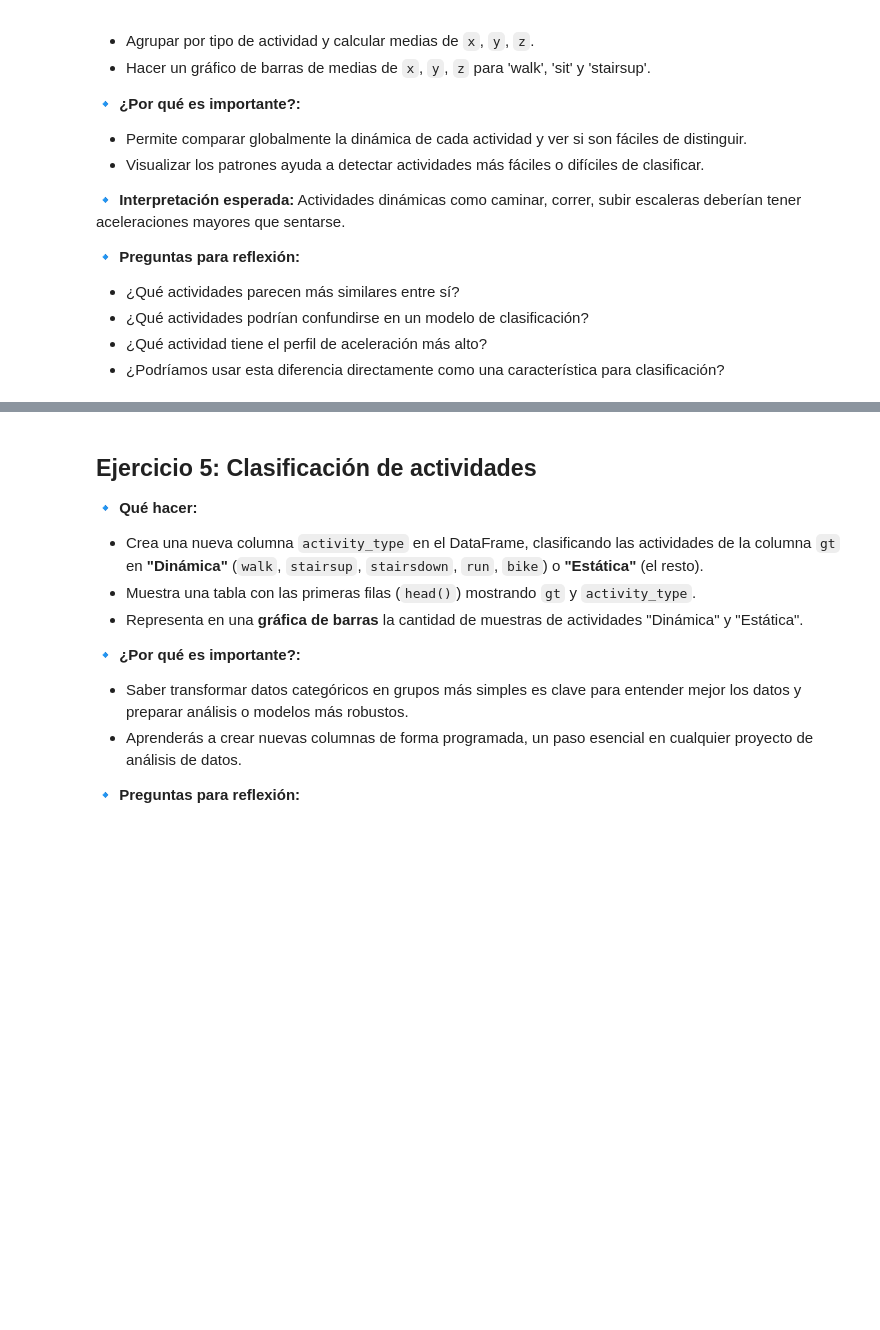
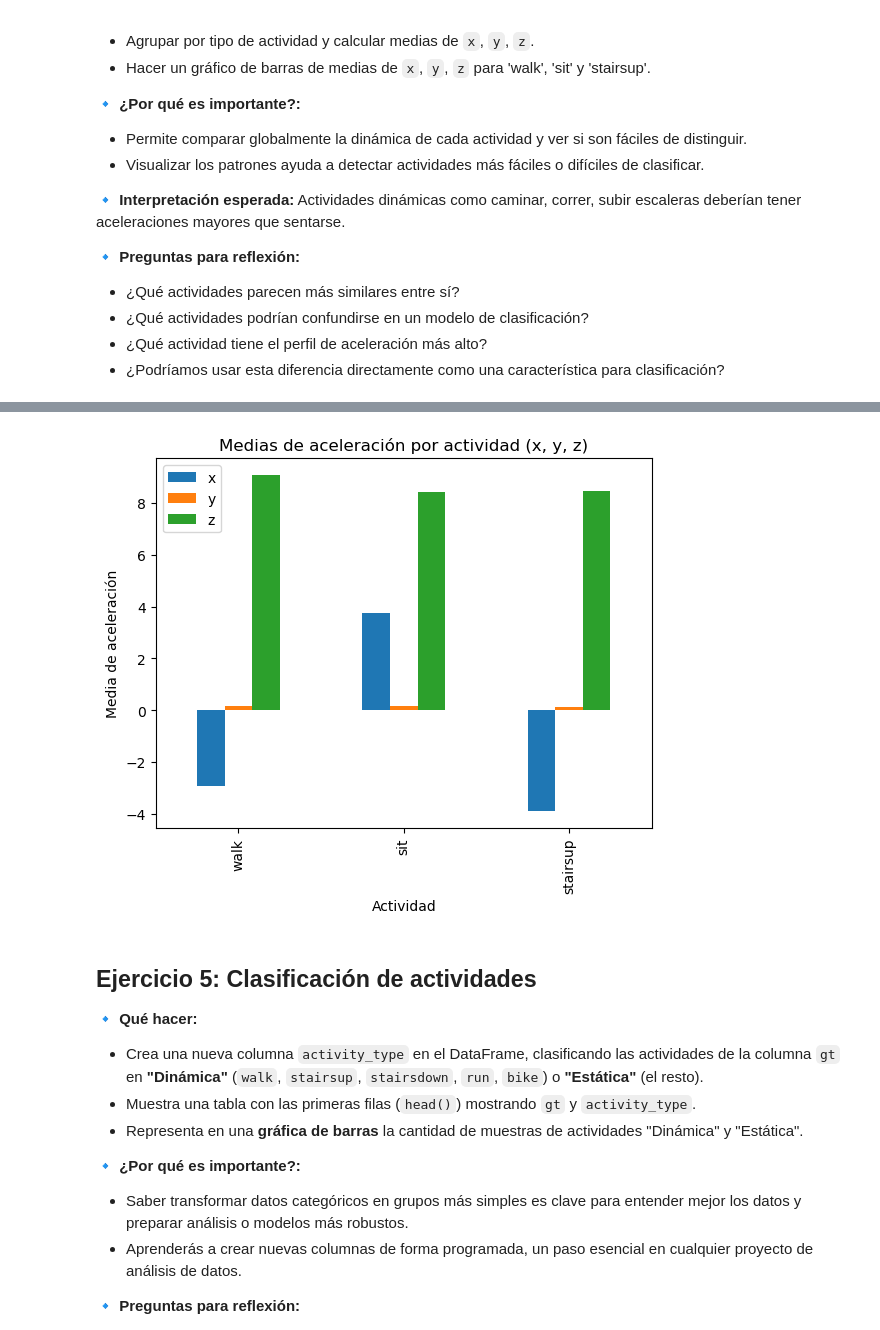
Before and after one commit to WillyCarballo-Lafuente/MicroDatosIA, a Jupyter notebook: 04-data-analysis/har-activity-recognition/ejercicios_har.ipynb, the cells around one changed output, grey strips where cells are left out. Drawn from its saved outputs; the diff is of its cells as text; code cells hidden in the pictures; blank space fills up the shorter version.

```diff
--- a/04-data-analysis/har-activity-recognition/ejercicios_har.ipynb
+++ b/04-data-analysis/har-activity-recognition/ejercicios_har.ipynb
@@ -257,3 +230,6 @@ plt.show()
 - ¿Podríamos usar esta diferencia directamente como una característica para clasificación?
 # %%
 # Solución
+activities= phones_accelerometer["gt"].unique()
+df_mean_activities= phones_accelerometer.groupby("gt")[["x","y","z"]].mean()
+df_mean_activities
@@ -260,3 +245,14 @@ plt.show()
+# %%
+selection= ["walk","sit","stairsup"]
+df_selected_acts= df_mean_activities.loc[selection]
+
+df_selected_acts.plot(kind="bar")
+plt.title("Medias de aceleración por actividad (x, y, z)")
+plt.xlabel("Actividad")
+plt.ylabel("Media de aceleración")
+plt.show()
+# %% [output]
+[figure, added]
 # %% [markdown]
 ## Ejercicio 5: Clasificación de actividades
 
```
Also changed, not shown: parts of 16 cells of this notebook.
